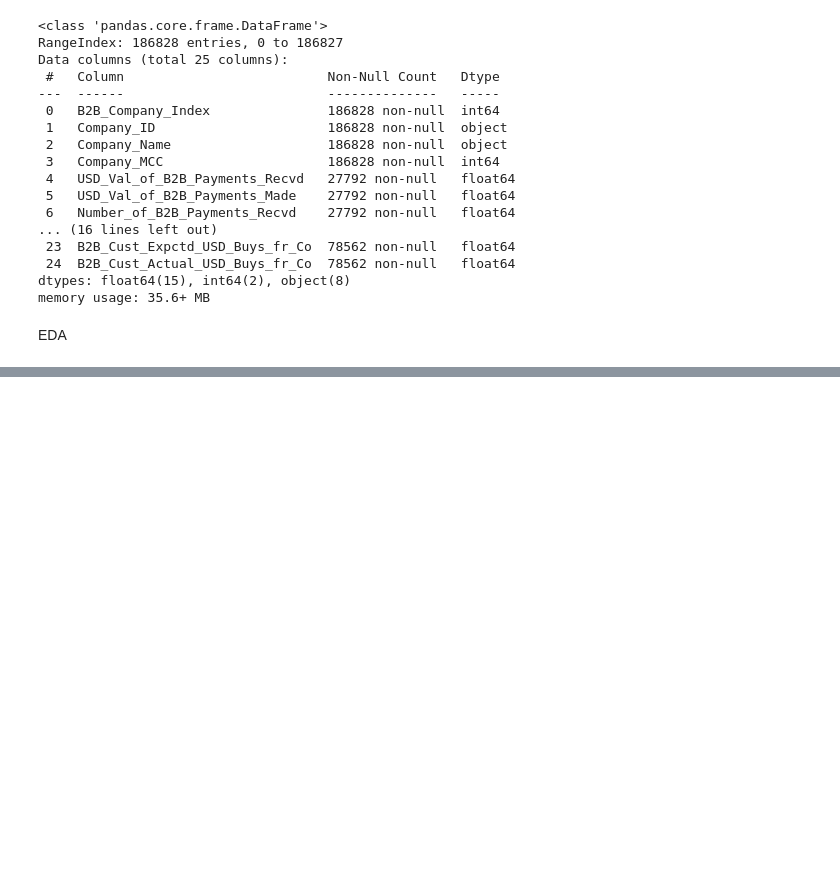
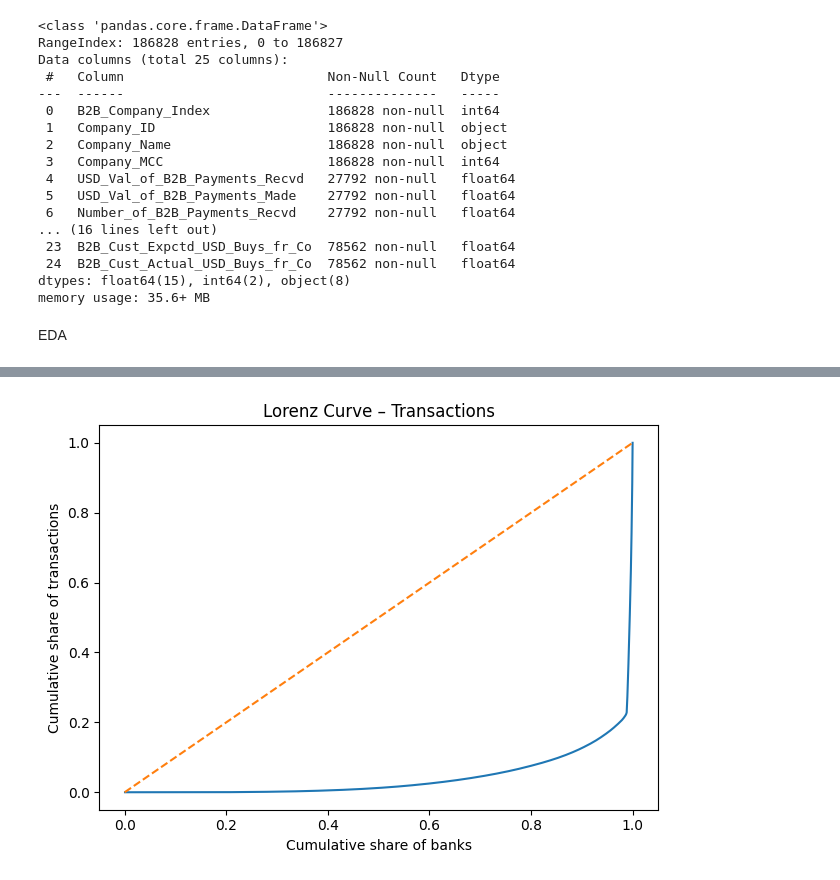
Before and after one commit to thomas-sutter/ai-aml-mvp2value, a Jupyter notebook: 1_exploratory_data_analysis.ipynb, the cells around one changed output, grey strips where cells are left out. Saved outputs shown, nothing was run; the diff lists cells and outputs as text; code cells hidden in the pictures; blank space fills up the shorter version.

```diff
--- a/1_exploratory_data_analysis.ipynb
+++ b/1_exploratory_data_analysis.ipynb
@@ -373,0 +483,15 @@ EDA
+# %%
+vals = np.sort(tx.values)
+cum = np.cumsum(vals) / vals.sum()
+pct = np.arange(1, len(vals)+1) / len(vals)
+
+plt.figure()
+plt.plot(pct, cum)
+plt.plot([0,1], [0,1], linestyle="--")
+plt.title("Lorenz Curve – Transactions")
+plt.xlabel("Cumulative share of banks")
+plt.ylabel("Cumulative share of transactions")
+plt.tight_layout()
+plt.show()
+# %% [output]
+[figure, added]
```
Also changed, not shown: parts of 36 cells of this notebook.
